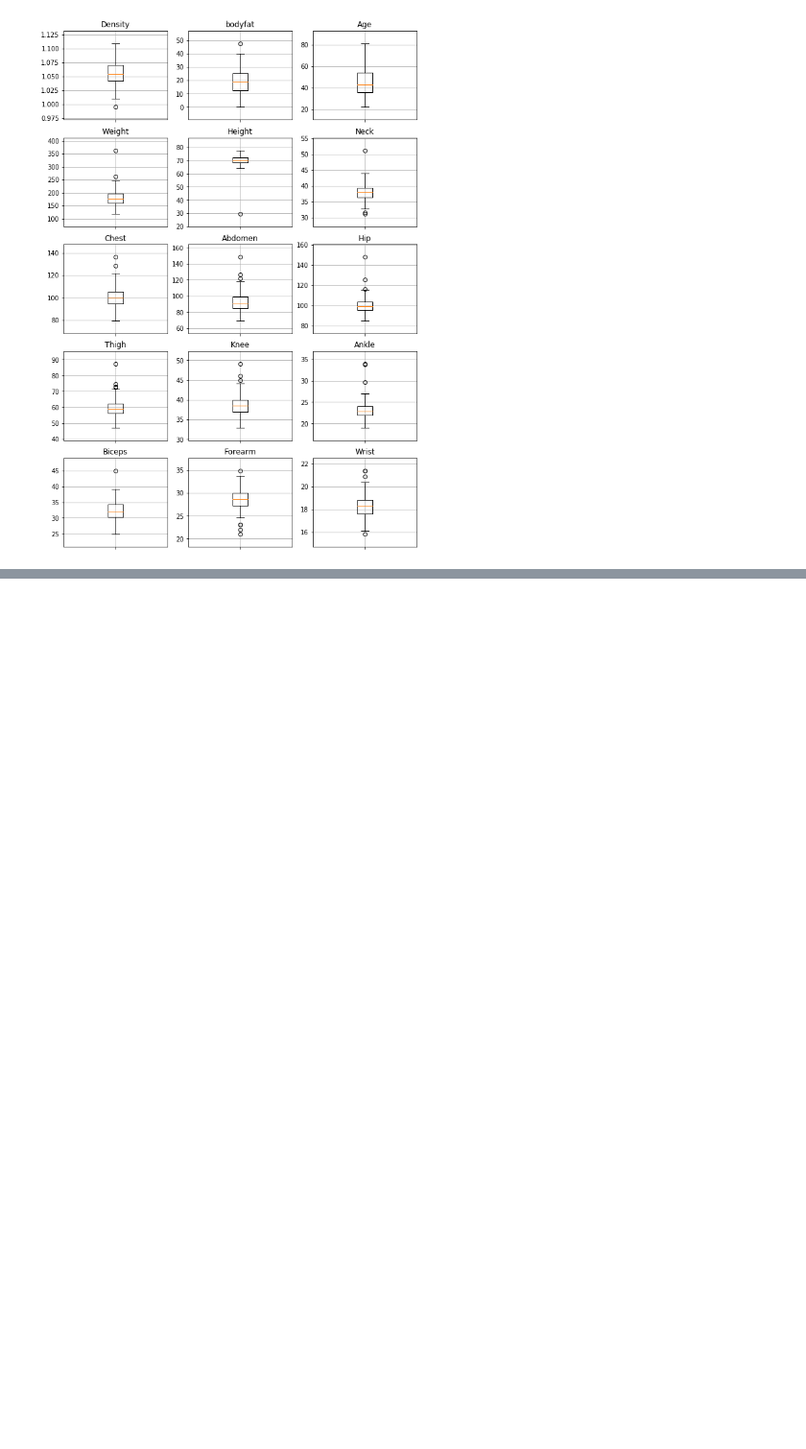
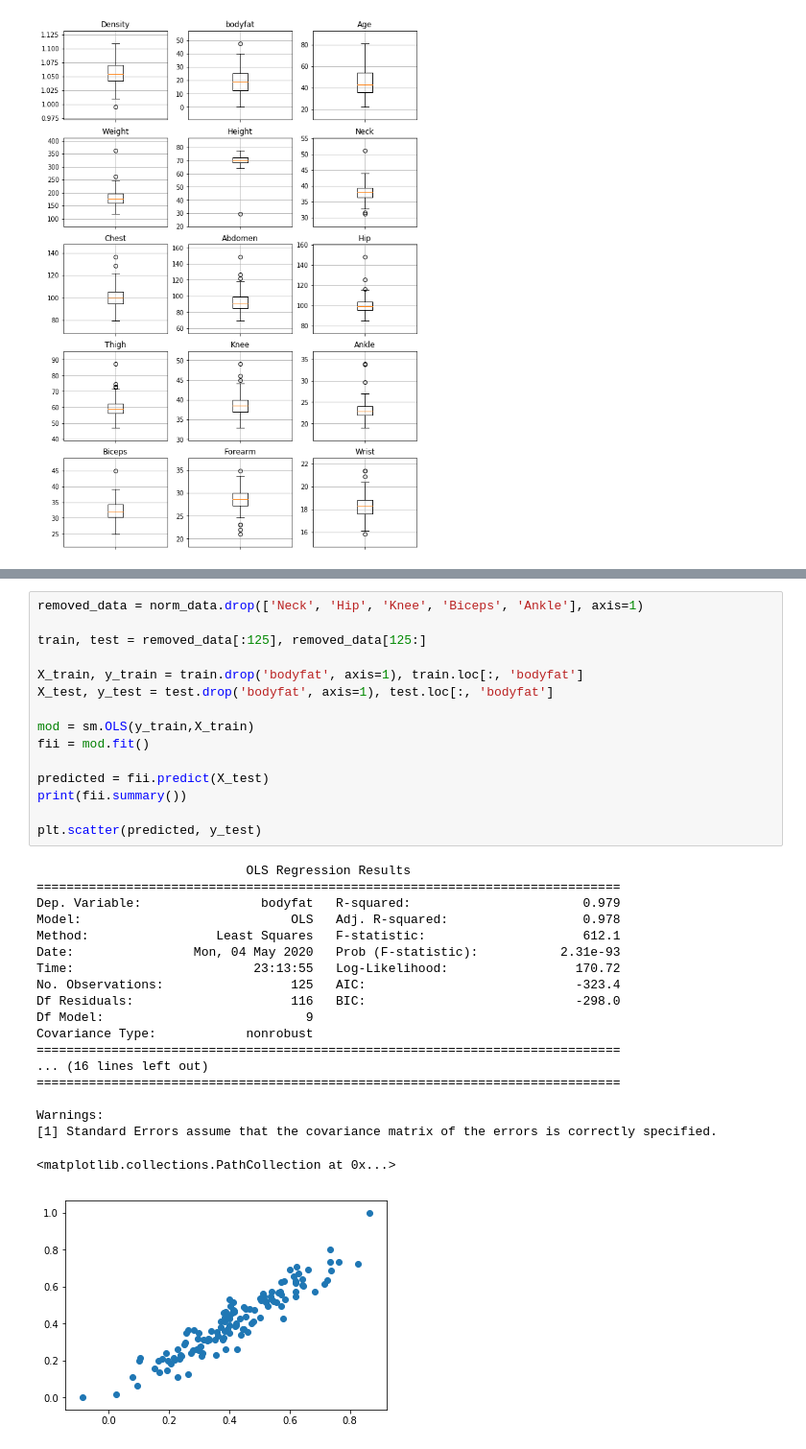
Before and after one commit to dsradecki/bodyfatprediction, a Jupyter notebook: notebooks/eda.ipynb, the cells around one changed output, grey strips where cells are left out. Shown at 96% size. Saved outputs shown, nothing was run; the diff lists cells and outputs as text; blank space fills up the shorter version.

```diff
--- a/notebooks/eda.ipynb
+++ b/notebooks/eda.ipynb
@@ -37,0 +117,35 @@ vis.boxplots(raw_data)
+# %%
+removed_data = norm_data.drop(['Neck', 'Hip', 'Knee', 'Biceps', 'Ankle'], axis=1)
+
+train, test = removed_data[:125], removed_data[125:]
+
+X_train, y_train = train.drop('bodyfat', axis=1), train.loc[:, 'bodyfat']
+X_test, y_test = test.drop('bodyfat', axis=1), test.loc[:, 'bodyfat']
+
+mod = sm.OLS(y_train,X_train)
+fii = mod.fit()
+
+predicted = fii.predict(X_test)
+print(fii.summary())
+
+plt.scatter(predicted, y_test)
+# %% [output]
+                            OLS Regression Results
+==============================================================================
+Dep. Variable:                bodyfat   R-squared:                       0.979
+Model:                            OLS   Adj. R-squared:                  0.978
+Method:                 Least Squares   F-statistic:                     612.1
+Date:                Mon, 04 May 2020   Prob (F-statistic):           2.31e-93
+Time:                        23:13:55   Log-Likelihood:                 170.72
+No. Observations:                 125   AIC:                            -323.4
+Df Residuals:                     116   BIC:                            -298.0
+Df Model:                           9
+Covariance Type:            nonrobust
+==============================================================================
+... (16 lines left out)
+==============================================================================
+
+Warnings:
+[1] Standard Errors assume that the covariance matrix of the errors is correctly specified.
+<matplotlib.collections.PathCollection at 0x...>
+[figure, added]
```
Also changed, not shown: parts of 7 cells of this notebook, 3 other files.
